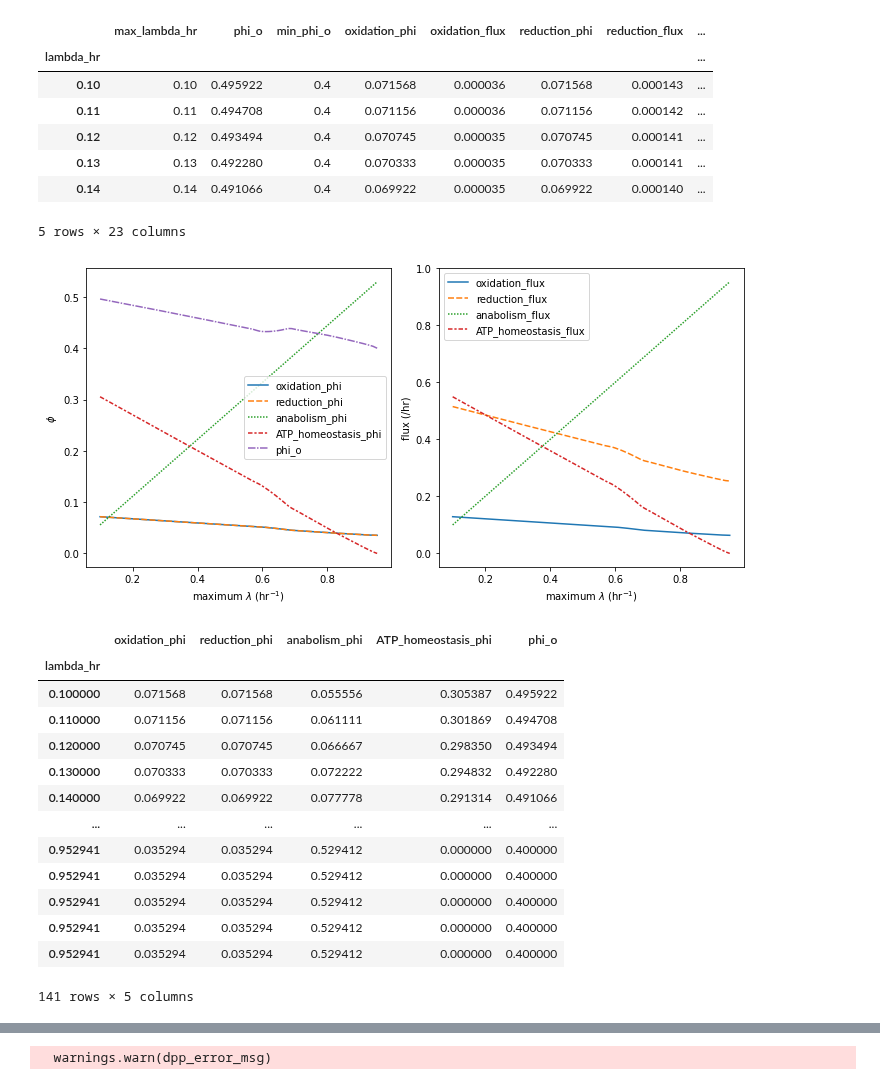
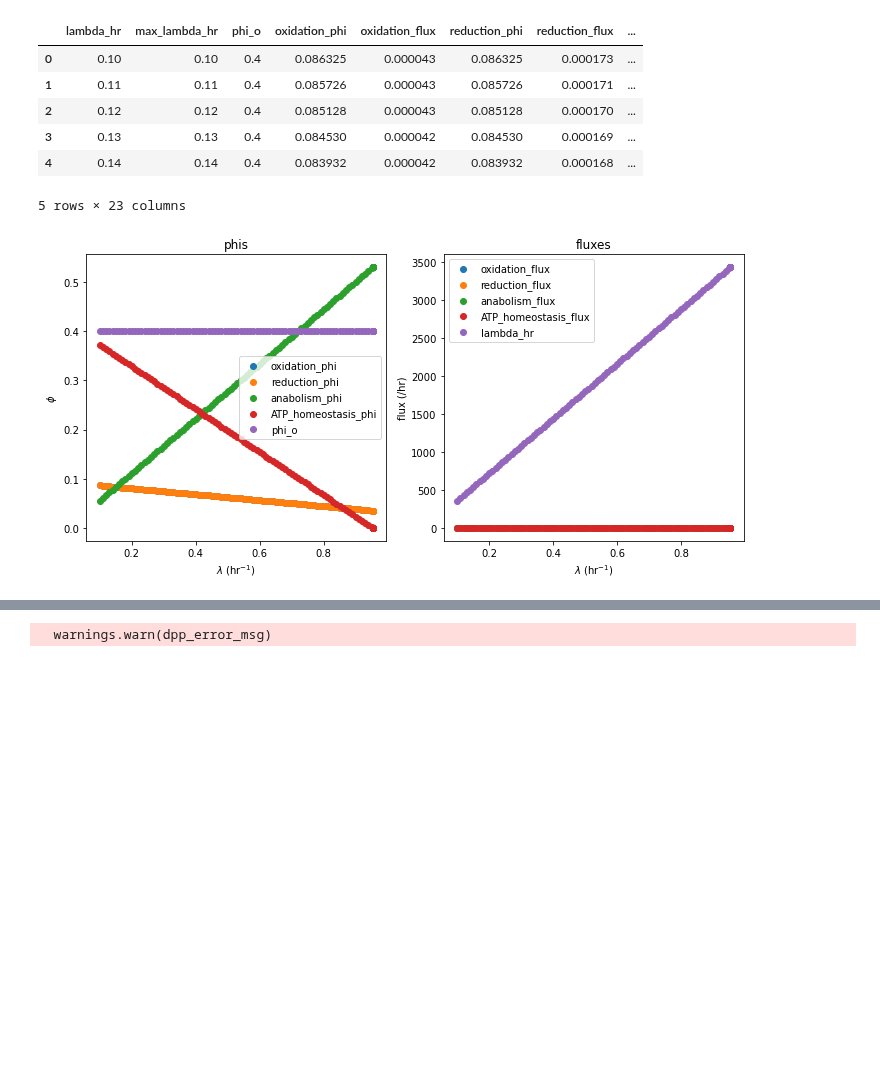
Before and after one commit to flamholz/redox-proteome, a Jupyter notebook: notebooks/LinearizedRespModel.ipynb, the cells around one changed output, grey strips where cells are left out. Cells and saved outputs as stored; diff of their text form; code cells hidden in the pictures; blank space fills up the shorter version.

```diff
--- a/notebooks/LinearizedRespModel.ipynb
+++ b/notebooks/LinearizedRespModel.ipynb
@@ -42,5 +61,5 @@ p.value
 # %%
-p = lam.max_anabolic_rate_problem(min_phi_o=0.4, max_lambda_hr=0.1)
+p = lam.max_anabolic_rate_problem(phi_o=0.4, max_lambda_hr=0.1)
 lambdas = np.arange(0.1, 1.501, 0.01)
 results = []
 
@@ -53,53 +72,42 @@ for lam_val in lambdas:
 
 phi_df = pd.DataFrame(results)
 phi_df['max_lambda_hr'] = lambdas
-phi_df.set_index('lambda_hr', inplace=True)
 phi_df.head()
 # %% [output]
-|  | max_lambda_hr | phi_o | min_phi_o | oxidation_phi | oxidation_flux | reduction_phi | reduction_flux | ... |
-| lambda_hr |  |  |  |  |  |  |  | ... |
-| 0.10 | 0.10 | 0.495922 | 0.4 | 0.071568 | 0.000036 | 0.071568 | 0.000143 | ... |
-| 0.11 | 0.11 | 0.494708 | 0.4 | 0.071156 | 0.000036 | 0.071156 | 0.000142 | ... |
-| 0.12 | 0.12 | 0.493494 | 0.4 | 0.070745 | 0.000035 | 0.070745 | 0.000141 | ... |
-| 0.13 | 0.13 | 0.492280 | 0.4 | 0.070333 | 0.000035 | 0.070333 | 0.000141 | ... |
-| 0.14 | 0.14 | 0.491066 | 0.4 | 0.069922 | 0.000035 | 0.069922 | 0.000140 | ... |
+|  | lambda_hr | max_lambda_hr | phi_o | oxidation_phi | oxidation_flux | reduction_phi | reduction_flux | ... |
+| 0 | 0.10 | 0.10 | 0.4 | 0.086325 | 0.000043 | 0.086325 | 0.000173 | ... |
+| 1 | 0.11 | 0.11 | 0.4 | 0.085726 | 0.000043 | 0.085726 | 0.000171 | ... |
+| 2 | 0.12 | 0.12 | 0.4 | 0.085128 | 0.000043 | 0.085128 | 0.000170 | ... |
+| 3 | 0.13 | 0.13 | 0.4 | 0.084530 | 0.000042 | 0.084530 | 0.000169 | ... |
+| 4 | 0.14 | 0.14 | 0.4 | 0.083932 | 0.000042 | 0.083932 | 0.000168 | ... |
 5 rows × 23 columns
 # %%
 fig, axs = plt.subplots(1, 2, figsize=(10, 5))
 
 plt.sca(axs[0])
 
+x = phi_df['lambda_hr']
 phi_cols = [c for c in phi_df.columns if c.endswith('phi')] + ['phi_o']
-sns.lineplot(data=phi_df[phi_cols])
-plt.xlabel(r'maximum $\lambda$ (hr$^{-1}$)')
+for col in phi_cols:
+    plt.scatter(x, phi_df[col], label=col)
+plt.title('phis')
+plt.xlabel(r'$\lambda$ (hr$^{-1}$)')
 plt.ylabel(r'$\phi$')
+plt.legend()
 
 plt.sca(axs[1])
-j_cols = [c for c in phi_df.columns if c.endswith('flux')]
-sns.lineplot(data=phi_df[j_cols]*3600)
-plt.xlabel(r'maximum $\lambda$ (hr$^{-1}$)')
+j_cols = [c for c in phi_df.columns if c.endswith('flux')] + ['lambda_hr']
+for col in j_cols:
+    plt.scatter(x, phi_df[col]*3600, label=col)
+plt.title('fluxes')
+plt.xlabel(r'$\lambda$ (hr$^{-1}$)')
 plt.ylabel(r'flux (/hr)')
+plt.legend()
 
 plt.tight_layout()
 plt.show()
-
-phi_df[phi_cols]
 # %% [output]
-[figure, old version]
+[figure, new version]
-|  | oxidation_phi | reduction_phi | anabolism_phi | ATP_homeostasis_phi | phi_o |
-| lambda_hr |  |  |  |  |  |
-| 0.100000 | 0.071568 | 0.071568 | 0.055556 | 0.305387 | 0.495922 |
-| 0.110000 | 0.071156 | 0.071156 | 0.061111 | 0.301869 | 0.494708 |
-| 0.120000 | 0.070745 | 0.070745 | 0.066667 | 0.298350 | 0.493494 |
-| 0.130000 | 0.070333 | 0.070333 | 0.072222 | 0.294832 | 0.492280 |
-| 0.140000 | 0.069922 | 0.069922 | 0.077778 | 0.291314 | 0.491066 |
-| ... | ... | ... | ... | ... | ... |
-| 0.952941 | 0.035294 | 0.035294 | 0.529412 | 0.000000 | 0.400000 |
-| 0.952941 | 0.035294 | 0.035294 | 0.529412 | 0.000000 | 0.400000 |
-| 0.952941 | 0.035294 | 0.035294 | 0.529412 | 0.000000 | 0.400000 |
-| 0.952941 | 0.035294 | 0.035294 | 0.529412 | 0.000000 | 0.400000 |
-| 0.952941 | 0.035294 | 0.035294 | 0.529412 | 0.000000 | 0.400000 |
-141 rows × 5 columns
 # %%
 # Use the SAlib tools to generate parameters for a sensitivity analysis
 ps = ProblemSpec({
```
Also changed, not shown: parts of 11 cells of this notebook.
